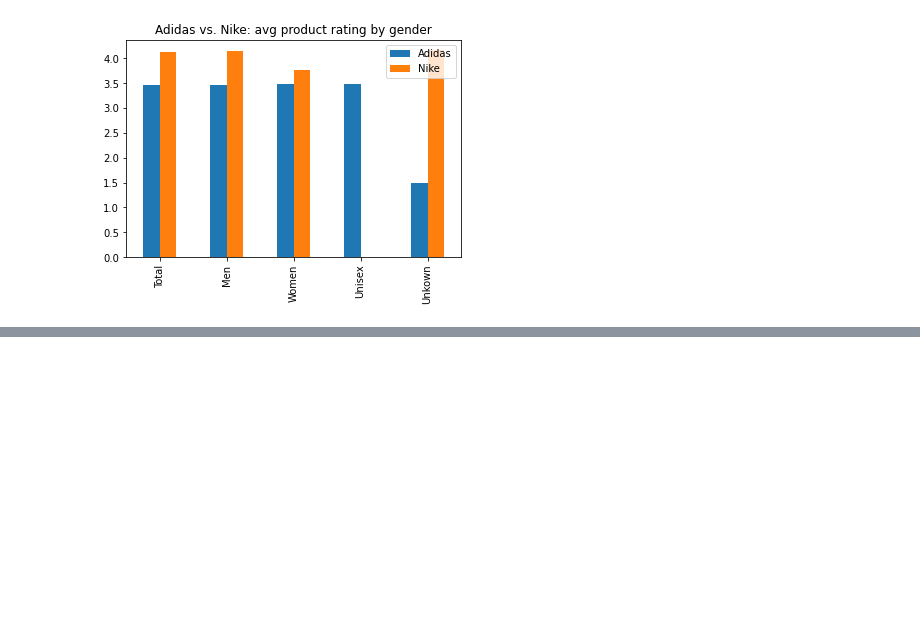
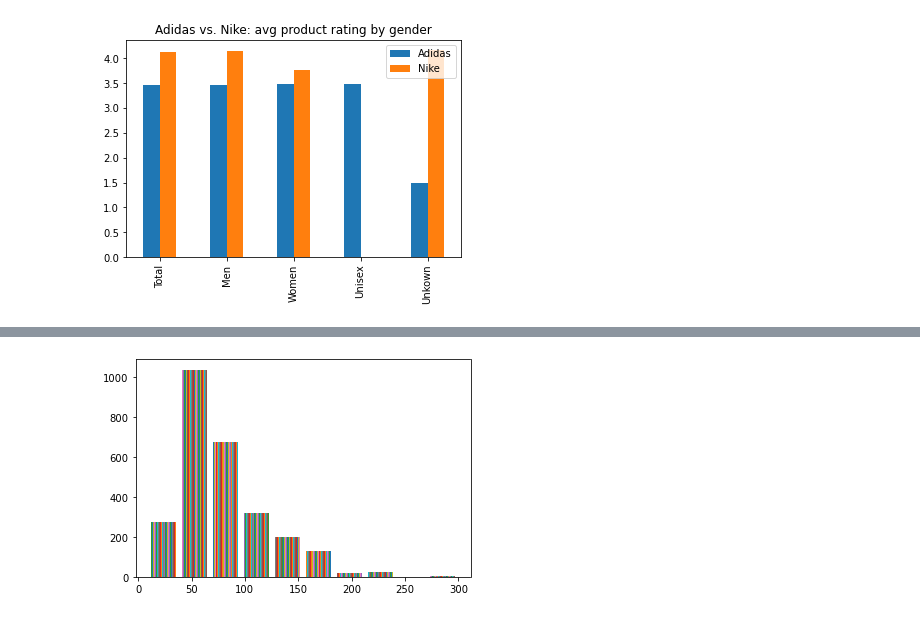
Before and after one commit to abgarberpaul/Nike-vs-Adidas, a Jupyter notebook: AHF_Data_Exploration.ipynb, the cells around one changed output, grey strips where cells are left out. Saved outputs shown, nothing was run; the diff lists cells and outputs as text; code cells hidden in the pictures; blank space fills up the shorter version.

Commit message:
add discount column

```diff
--- a/AHF_Data_Exploration.ipynb
+++ b/AHF_Data_Exploration.ipynb
@@ -154,3 +154,9 @@ plt.title("Adidas vs. Nike: avg product rating by gender")
 # %% [output]
 Text(0.5, 1.0, 'Adidas vs. Nike: avg product rating by gender')
 [figure]
+# %%
+# add columns for Listing Price $, Sale Price $, and Discount $
+sandbox["Listing Price $"]= ""
+sandbox["Sale Price $"]= ""
+sandbox["Discount $"]= ""
+sandbox.head()
@@ -156,0 +170,8 @@ Text(0.5, 1.0, 'Adidas vs. Nike: avg product rating by gender')
+# %%
+# populate columns for Listing Price $, Sale Price $, and Discount $
+for row in sandbox:
+    sandbox["Listing Price $"] = sandbox["Listing Price"]/100
+    sandbox["Sale Price $"] = sandbox["Sale Price"]/100
+    discount = sandbox["Listing Price $"] - sandbox["Sale Price $"]
+    sandbox["Discount $"] = discount
+sandbox.head()
@@ -156,0 +185,13 @@ Text(0.5, 1.0, 'Adidas vs. Nike: avg product rating by gender')
+# %%
+# Discount Comparison
+MSRP = []
+SalePrice = []
+MSRP_Rounded = []
+SalePrice_Rounded = []
+for price in sandbox["Listing Price"]:
+    MSRP.append(sandbox["Listing Price"]/100)
+    MSRP_Rounded.append(round(sandbox["Listing Price"]/100,0))
+plt.hist(MSRP_Rounded, )
+plt.show()
+# %% [output]
+[figure, added]
```
Also changed, not shown: parts of 2 cells of this notebook.
